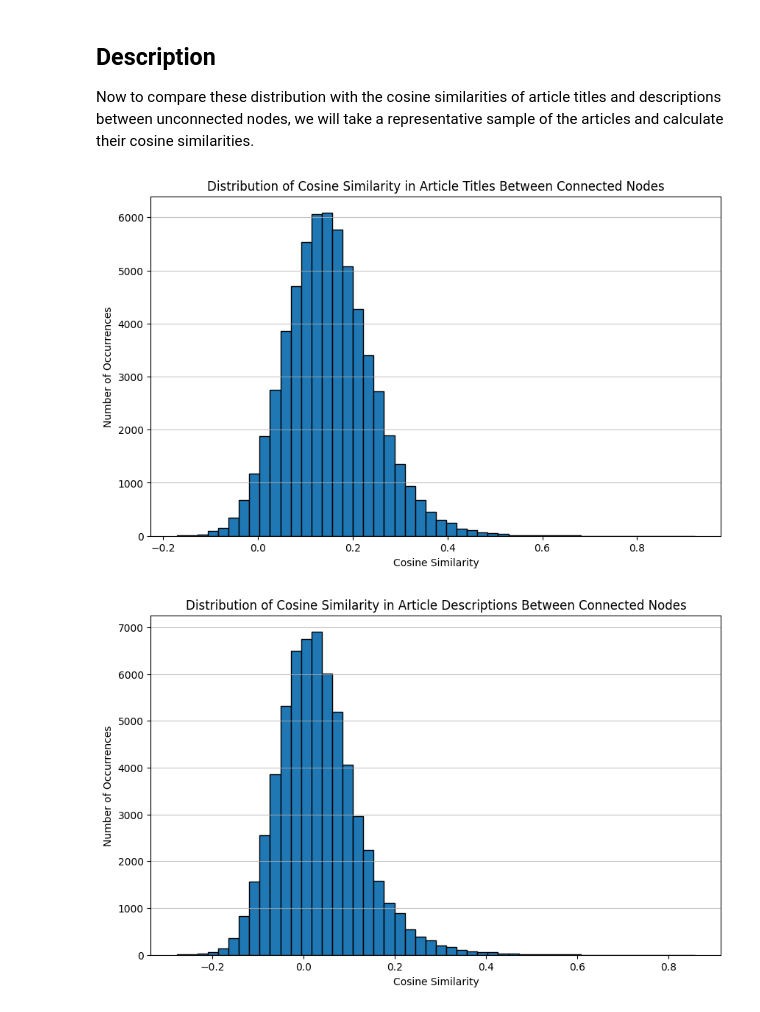
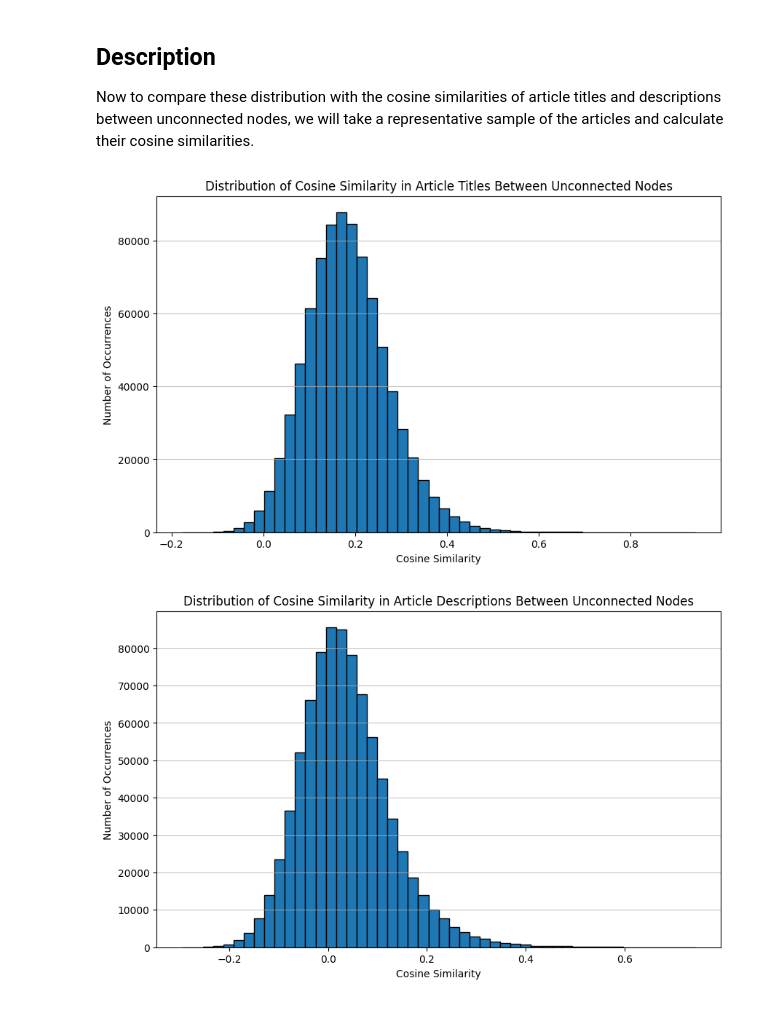
Before and after one commit to angelpras/epfl_ADA_project, a Jupyter notebook: results.ipynb, the cells around one changed output. Drawn from its saved outputs; the diff is of its cells as text; code cells hidden in the pictures.

```diff
--- a/results.ipynb
+++ b/results.ipynb
@@ -109,8 +109,8 @@ visualize_connected_node_similarity_distriutions(G)
 ## Description
 
 Now to compare these distribution with the cosine similarities of article titles and descriptions between unconnected nodes, we will take a representative sample of the articles and calculate their cosine similarities.
-# %%
-visualize_unconnected_node_similarity_distriutions(G)
-# %% [output]
-[figure, removed]
-[figure, removed]
+# %%
+similarities = visualize_unconnected_node_similarity_distributions(G, len(G.nodes)//5)
+# %% [output]
+[figure, added]
+[figure, added]
```
Also changed, not shown: parts of 7 cells of this notebook.
